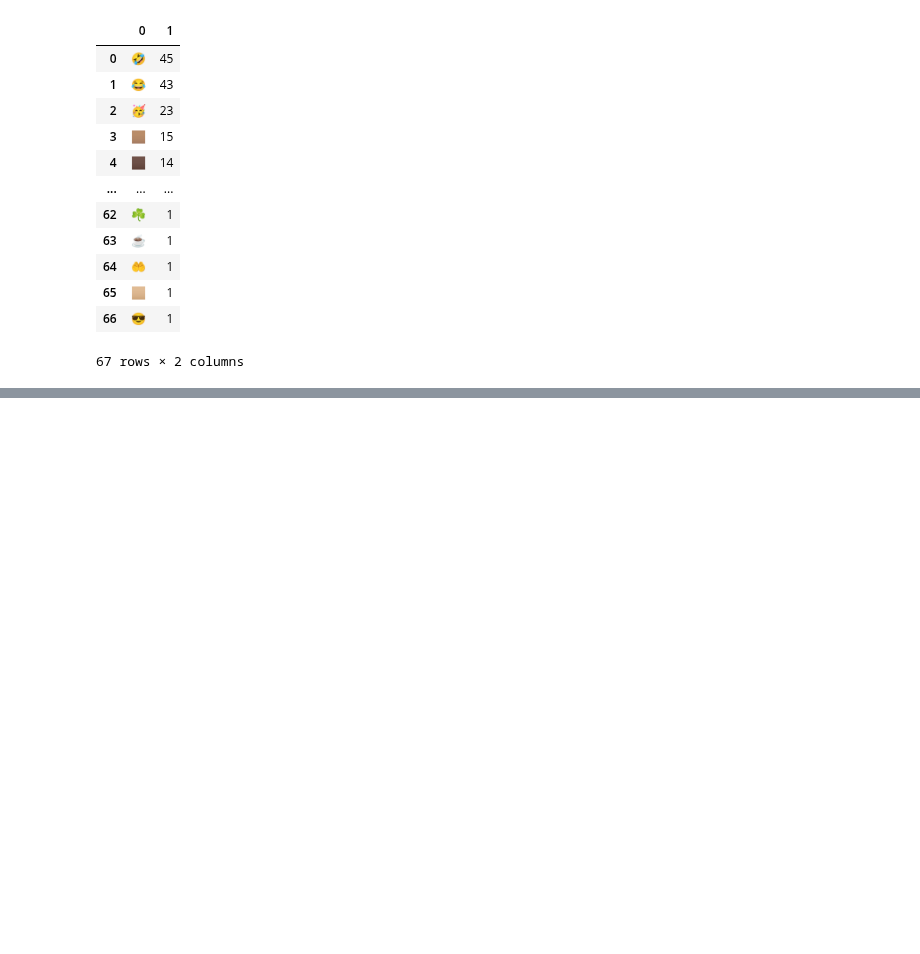
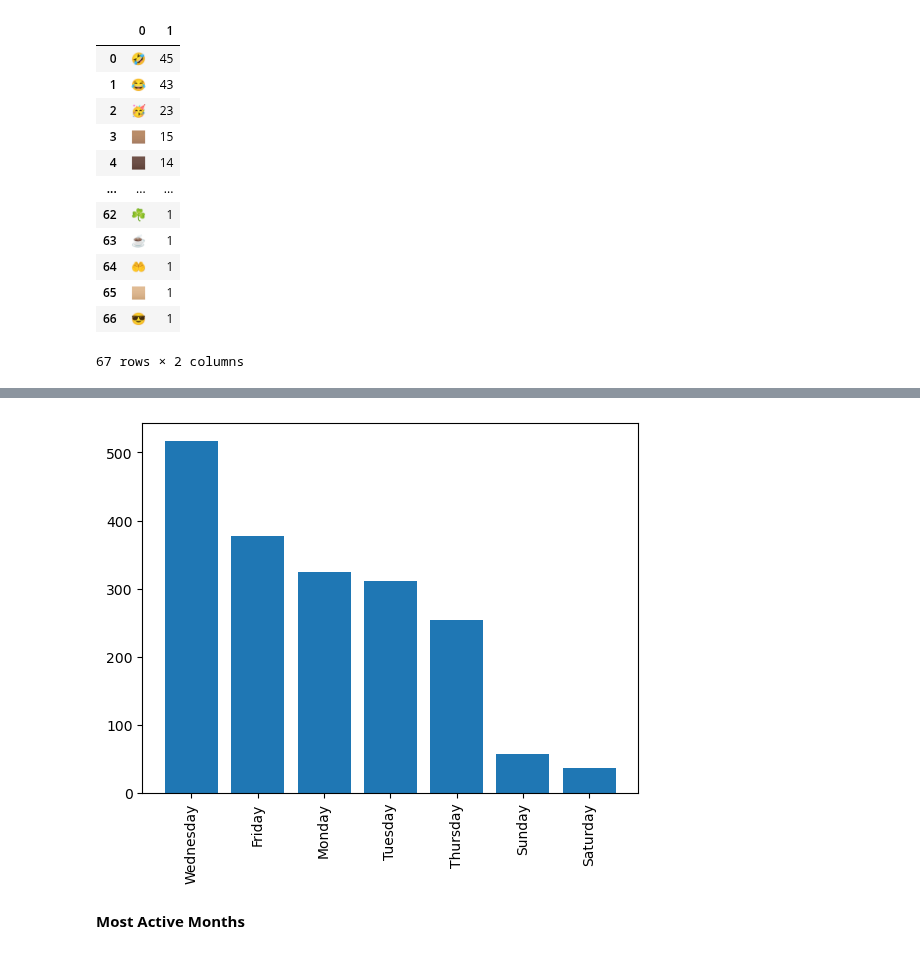
Before and after one commit to lawalsegun2025/whatsapp_chat_analyzer, a Jupyter notebook: whatsapp_chat_analysis.ipynb, the cells around one changed output, grey strips where cells are left out. Drawn from its saved outputs; the diff is of its cells as text; code cells hidden in the pictures; blank space fills up the shorter version.

```diff
--- a/whatsapp_chat_analysis.ipynb
+++ b/whatsapp_chat_analysis.ipynb
@@ -731,0 +734,4 @@ plt.tight_layout();
+# %%
+# Get a count of chats perday
+active_days = df["Day_name"].value_counts()
+active_days
@@ -731,0 +747,5 @@ plt.tight_layout();
+# %%
+# Plot the graph of messages per day
+plt.bar(active_days.index, active_days.values)
+plt.xticks(rotation="vertical");
+# %% [output]
@@ -731,0 +754,3 @@ plt.tight_layout();
+[figure, added]
+# %% [markdown]
+**Most Active Months**
```
Also changed, not shown: parts of 18 cells of this notebook.
